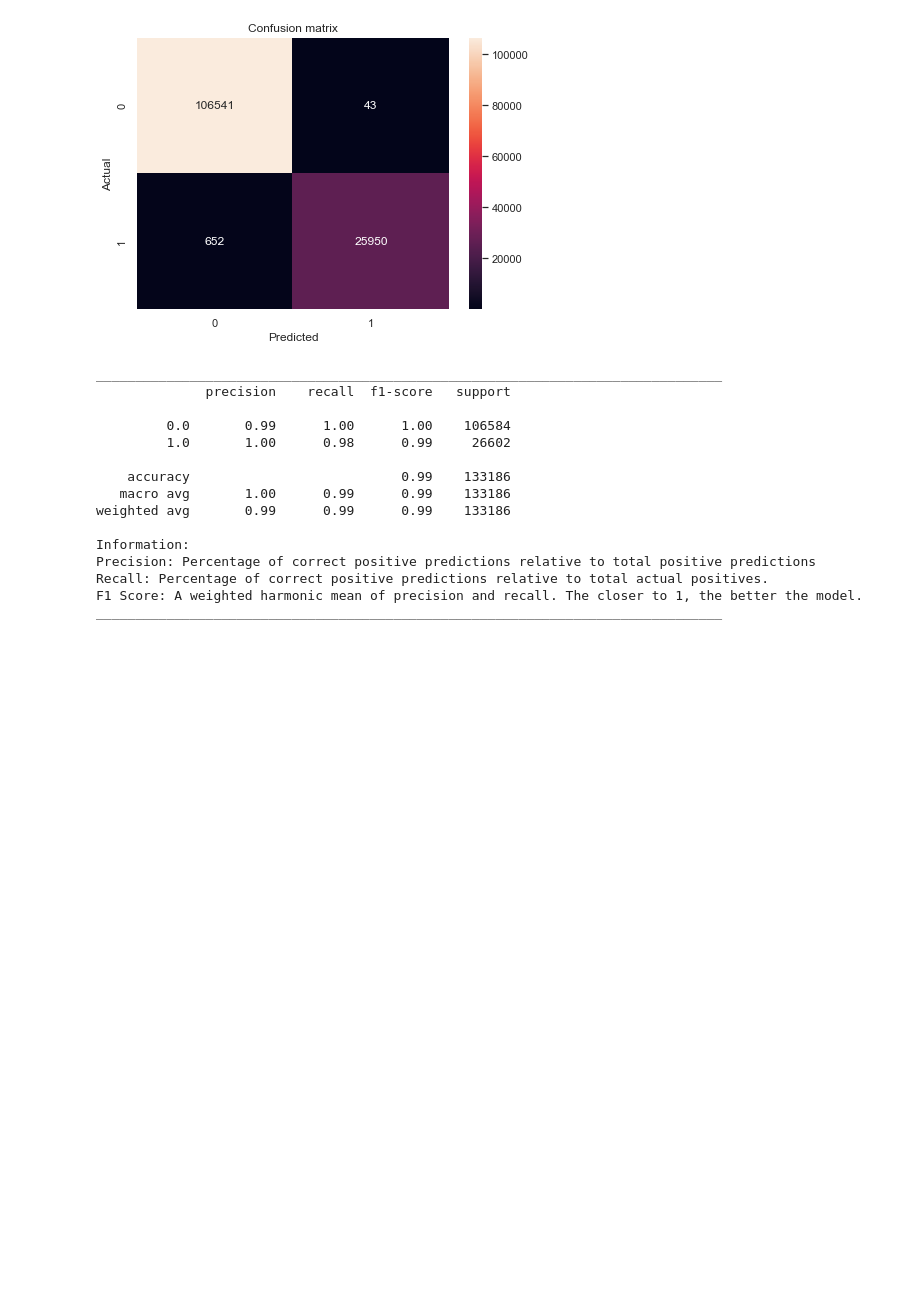
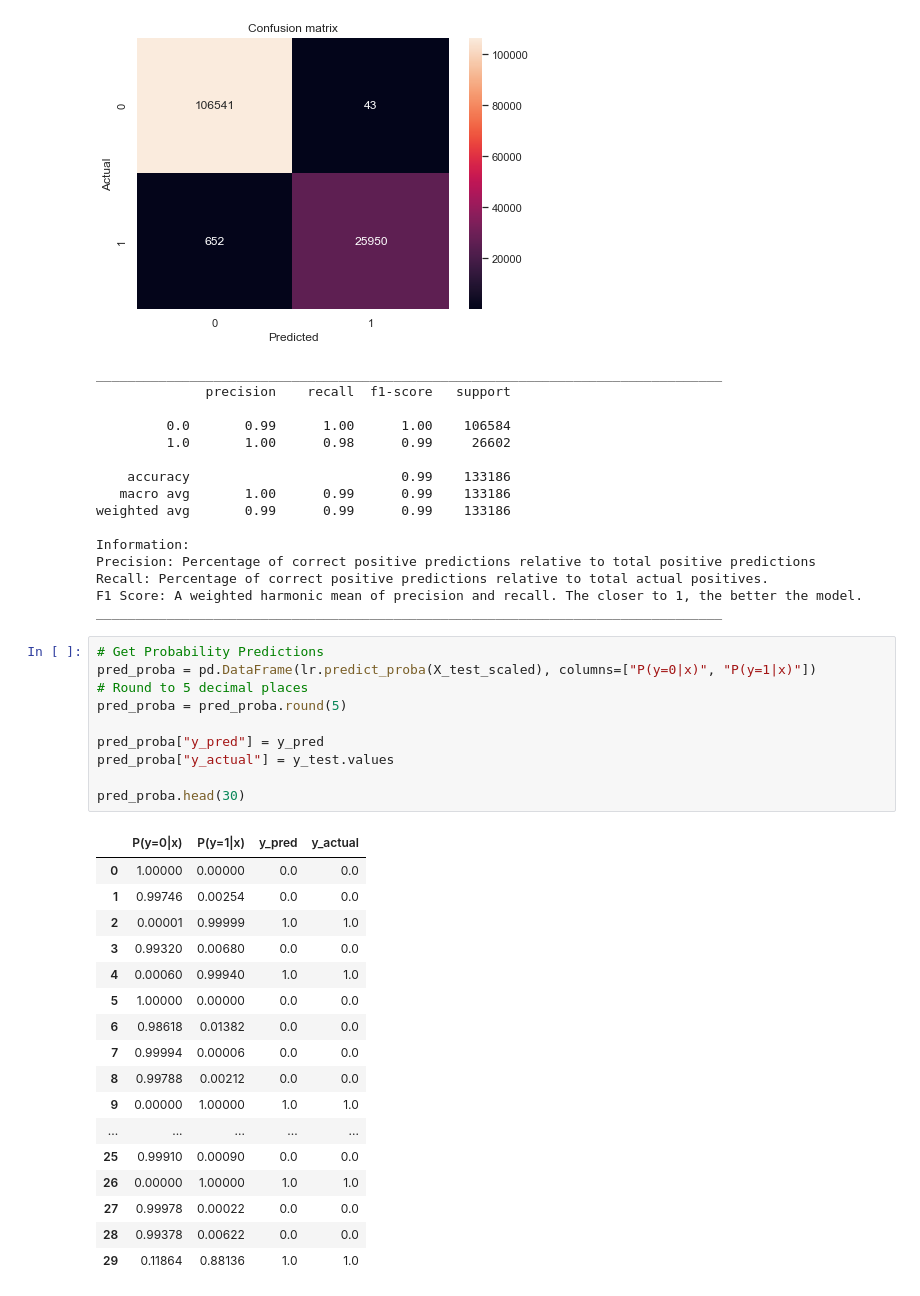
Before and after one commit to negralessio/advanced-ml-final-project, a Jupyter notebook: notebooks/predictions.ipynb, the cells around one changed output. Saved outputs shown, nothing was run; the diff lists cells and outputs as text; blank space fills up the shorter version.

Commit message:
Added table of probability predictions to better understand the Logit model.

```diff
--- a/notebooks/predictions.ipynb
+++ b/notebooks/predictions.ipynb
@@ -246,3 +248,31 @@ Precision: Percentage of correct positive predictions relative to total positive
 Recall: Percentage of correct positive predictions relative to total actual positives.
 F1 Score: A weighted harmonic mean of precision and recall. The closer to 1, the better the model.
 ________________________________________________________________________________
+# %%
+# Get Probability Predictions
+pred_proba = pd.DataFrame(lr.predict_proba(X_test_scaled), columns=["P(y=0|x)", "P(y=1|x)"])
+# Round to 5 decimal places
+pred_proba = pred_proba.round(5)
+
+pred_proba["y_pred"] = y_pred
+pred_proba["y_actual"] = y_test.values
+
+pred_proba.head(30)
+# %% [output]
+|  | P(y=0|x) | P(y=1|x) | y_pred | y_actual |
+| 0 | 1.00000 | 0.00000 | 0.0 | 0.0 |
+| 1 | 0.99746 | 0.00254 | 0.0 | 0.0 |
+| 2 | 0.00001 | 0.99999 | 1.0 | 1.0 |
+| 3 | 0.99320 | 0.00680 | 0.0 | 0.0 |
+| 4 | 0.00060 | 0.99940 | 1.0 | 1.0 |
+| 5 | 1.00000 | 0.00000 | 0.0 | 0.0 |
+| 6 | 0.98618 | 0.01382 | 0.0 | 0.0 |
+| 7 | 0.99994 | 0.00006 | 0.0 | 0.0 |
+| 8 | 0.99788 | 0.00212 | 0.0 | 0.0 |
+| 9 | 0.00000 | 1.00000 | 1.0 | 1.0 |
+| ... | ... | ... | ... | ... |
+| 25 | 0.99910 | 0.00090 | 0.0 | 0.0 |
+| 26 | 0.00000 | 1.00000 | 1.0 | 1.0 |
+| 27 | 0.99978 | 0.00022 | 0.0 | 0.0 |
+| 28 | 0.99378 | 0.00622 | 0.0 | 0.0 |
+| 29 | 0.11864 | 0.88136 | 1.0 | 1.0 |
```
Also changed, not shown: parts of 2 cells of this notebook.
